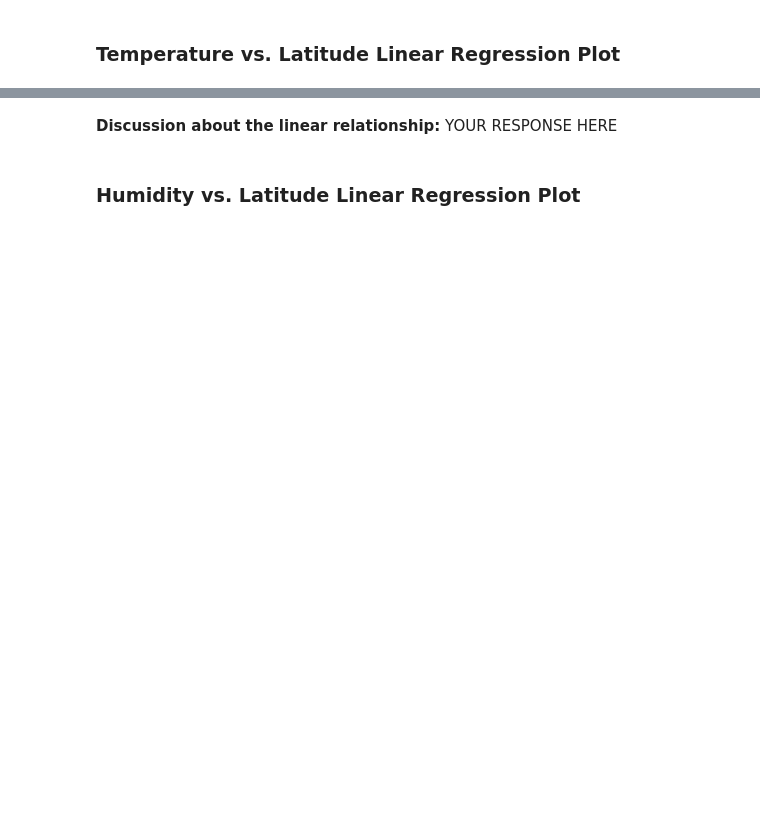
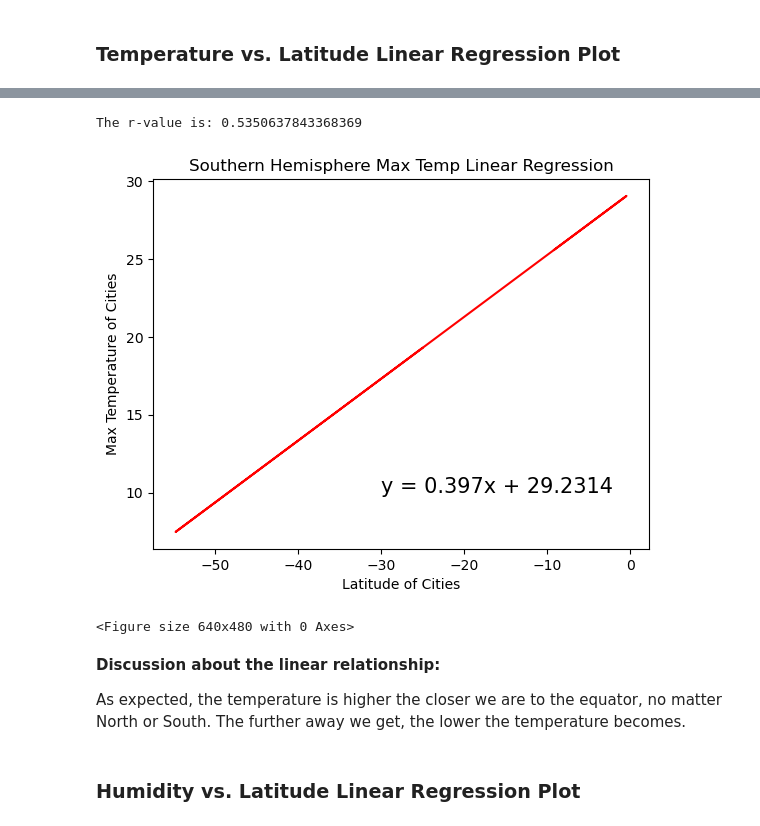
Before and after one commit to mtkrebs87/python_api_challenge, a Jupyter notebook: WeatherPy/WeatherPyFinal.ipynb, the cells around one changed output, grey strips where cells are left out. Saved outputs shown, nothing was run; the diff lists cells and outputs as text; code cells hidden in the pictures; blank space fills up the shorter version.

```diff
--- a/WeatherPy/WeatherPyFinal.ipynb
+++ b/WeatherPy/WeatherPyFinal.ipynb
@@ -342,25 +341,28 @@ TypeError: linregress() missing 2 required positional arguments: 'title' and 'te
 # %%
 # Linear regression on Southern Hemisphere
 
 # Build scatter plot for latitude vs. temperature
-latitude = southern_hemi_df["Lat"]
-temperature = southern_hemi_df["Max Temp"]
-plt.scatter(latitude, temperature)
-x = latitude
-y = temperature
-plt.plot(x, y)
+x_values = southern_hemi_df["Lat"]
+y_values = southern_hemi_df["Max Temp"]
+plt.title("Southern Hemisphere Max Temp Linear Regression")
+lin_reg(x_values, y_values, "Max Temperature of Cities", (-30, 10))
+
 
 # Incorporate the other graph properties
-plt.xlabel("Latitude of Cities")
-plt.ylabel("Temperature of Cities")
 
 # Save the figure
 plt.savefig("output_data/Fig1.png")
 
 # Show plot
 plt.show()
+# %% [output]
+The r-value is: 0.5350637843368369
+[figure, added]
+<Figure size 640x480 with 0 Axes>
-# %% [markdown]
-**Discussion about the linear relationship:** YOUR RESPONSE HERE
+# %% [markdown]
+**Discussion about the linear relationship:**
+
+As expected, the temperature is higher the closer we are to the equator, no matter North or South. The further away we get, the lower the temperature becomes.
 # %% [markdown]
 ### Humidity vs. Latitude Linear Regression Plot
 # %%
```
Also changed, not shown: parts of 25 cells of this notebook, 6 other files.
